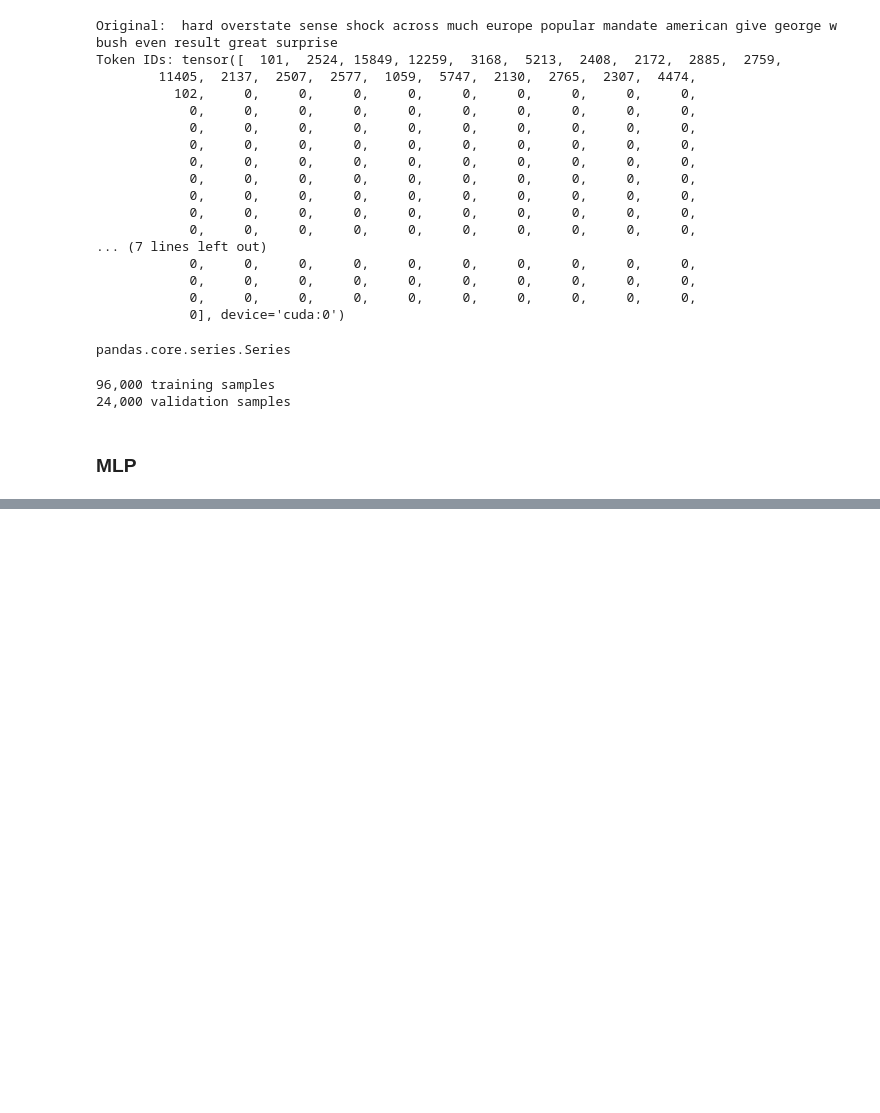
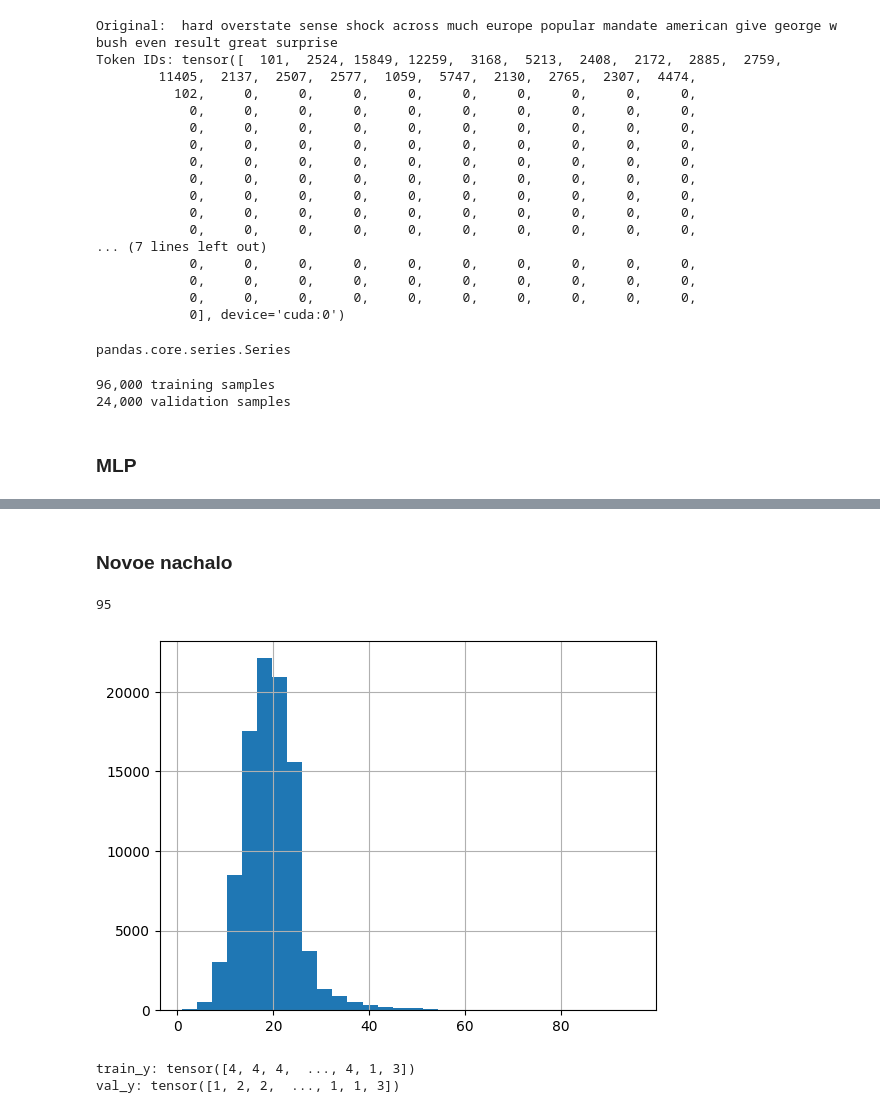
Before and after one commit to kisozinov/ModernOperationsResearch2023, a Jupyter notebook: lab2/lab2_ml.ipynb, the cells around one changed output, grey strips where cells are left out. Cells and saved outputs as stored; diff of their text form; code cells hidden in the pictures; blank space fills up the shorter version.

```diff
--- a/lab2/lab2_ml.ipynb
+++ b/lab2/lab2_ml.ipynb
@@ -492,2 +452,9 @@ KeyboardInterrupt:
 # %%
 torch.cuda.empty_cache()
+# %% [markdown]
+### Novoe nachalo
+# %%
+train_text, val_text, train_labels, val_labels = train_test_split(train_df['Description'], train_df['Class Index'],
+                                                                    random_state=2018,
+                                                                    test_size=0.2,
+                                                                    stratify=train_df['Class Index'])
@@ -493,0 +464,9 @@ torch.cuda.empty_cache()
+# %%
+seq_len = [len(i.split()) for i in train_text]
+
+pd.Series(seq_len).hist(bins = 30)
+max_seq_len = max(seq_len)
+print(max_seq_len)
+# %% [output]
+95
+[figure, added]
@@ -493,0 +493,14 @@ torch.cuda.empty_cache()
+# %%
+# for train set
+train_seq = torch.tensor(tokens_train['input_ids'])
+train_mask = torch.tensor(tokens_train['attention_mask'])
+train_y = torch.tensor(train_labels.tolist())
+print("train_y:",train_y)
+# for validation set
+val_seq = torch.tensor(tokens_val['input_ids'])
+val_mask = torch.tensor(tokens_val['attention_mask'])
+val_y = torch.tensor(val_labels.tolist())
+print("val_y:",val_y)
+# %% [output]
+train_y: tensor([4, 4, 4,  ..., 4, 1, 3])
+val_y: tensor([1, 2, 2,  ..., 1, 1, 3])
```
Also changed, not shown: parts of 24 cells of this notebook, 1 other file.
